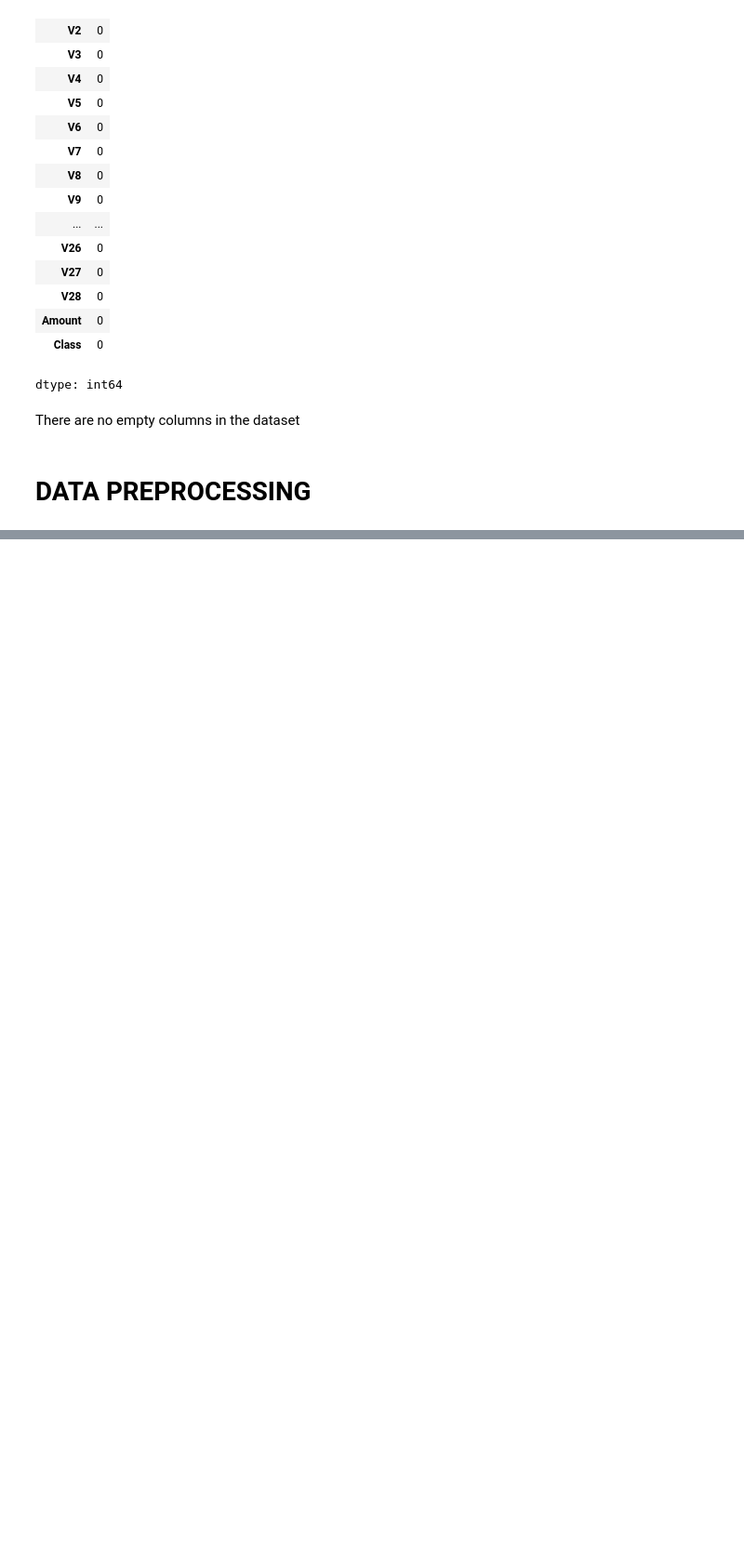
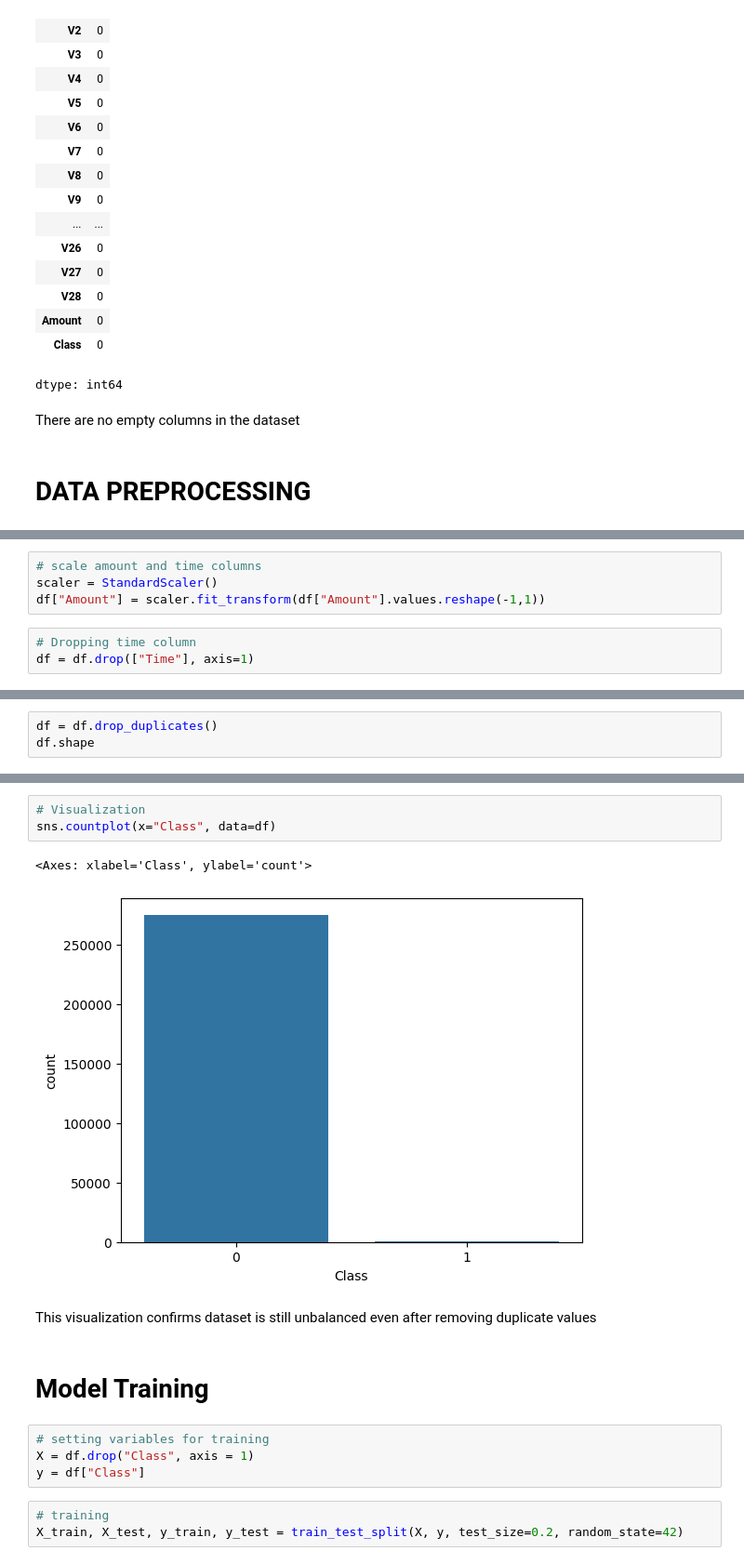
Before and after one commit to Kwasi-Dankwa/credit-card-fraud-ml, a Jupyter notebook: fraud.ipynb, the cells around one changed output, grey strips where cells are left out. Shown: that part at 93% size. Drawn from its saved outputs; the diff is of its cells as text; blank space fills up the shorter version.

```diff
--- a/fraud.ipynb
+++ b/fraud.ipynb
@@ -140,0 +149,7 @@ There are no empty columns in the dataset
+# %%
+# scale amount and time columns
+scaler = StandardScaler()
+df["Amount"] = scaler.fit_transform(df["Amount"].values.reshape(-1,1))
+# %%
+# Dropping time column
+df = df.drop(["Time"], axis=1)
@@ -140,0 +171,3 @@ There are no empty columns in the dataset
+# %%
+df = df.drop_duplicates()
+df.shape
@@ -140,0 +186,17 @@ There are no empty columns in the dataset
+# %%
+# Visualization
+sns.countplot(x="Class", data=df)
+# %% [output]
+<Axes: xlabel='Class', ylabel='count'>
+[figure, added]
+# %% [markdown]
+This visualization confirms dataset is still unbalanced even after removing duplicate values
+# %% [markdown]
+# Model Training
+# %%
+# setting variables for training
+X = df.drop("Class", axis = 1)
+y = df["Class"]
+# %%
+# training
+X_train, X_test, y_train, y_test = train_test_split(X, y, test_size=0.2, random_state=42)
```
Also changed, not shown: parts of 13 cells of this notebook.
